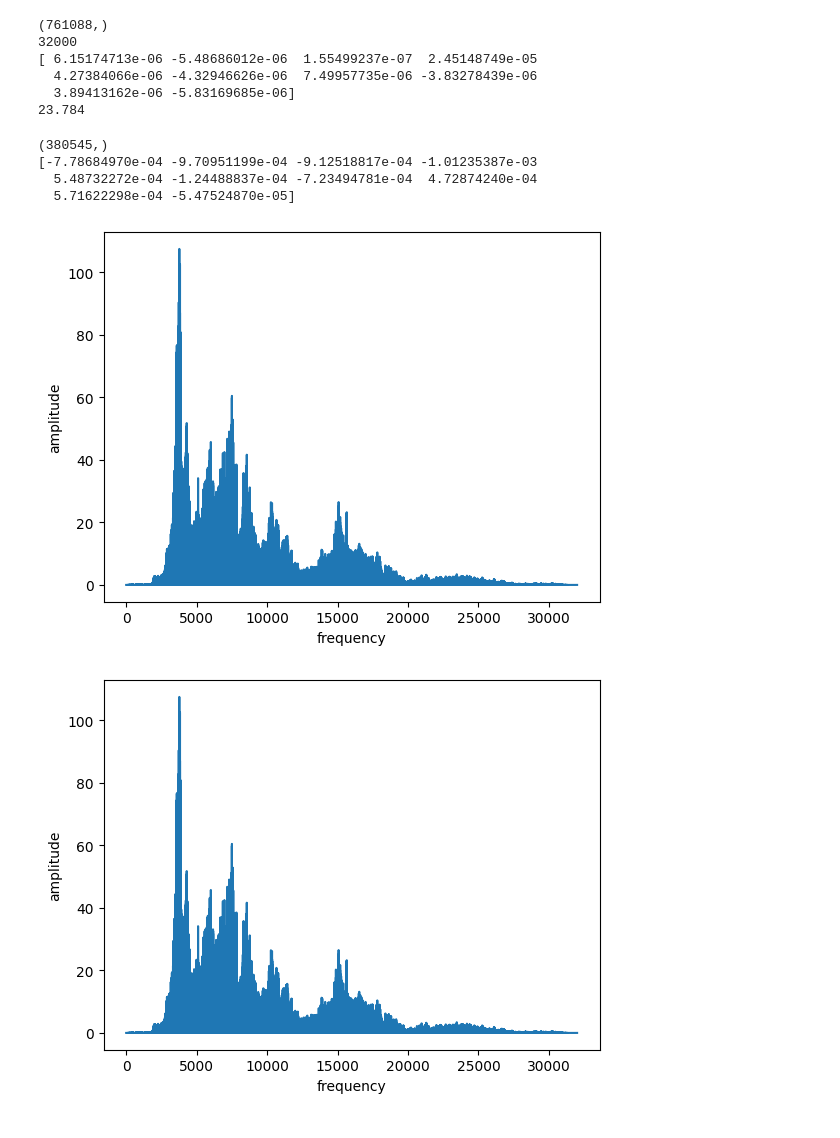
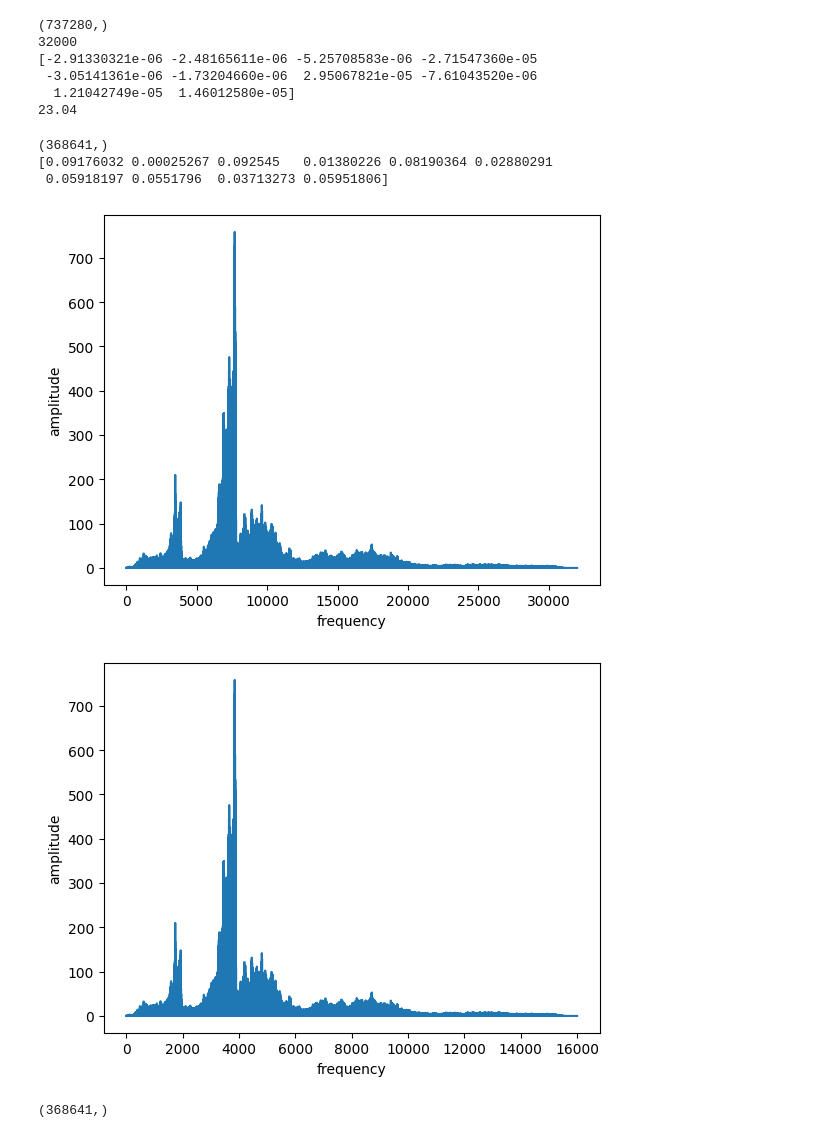
Before and after one commit to ryanmcgreevy/kaggle, a Jupyter notebook: birdclef26/explore.ipynb, the cells around one changed output. Saved outputs shown, nothing was run; the diff lists cells and outputs as text; code cells hidden in the pictures.

```diff
--- a/birdclef26/explore.ipynb
+++ b/birdclef26/explore.ipynb
@@ -5,27 +5,26 @@ import soundfile as sf
 import torch
 import torch.nn as nn
 
-data, samplerate = sf.read('data/train_audio/grekis/XC170448.ogg')
+data, samplerate = sf.read('data/train_audio/grekis/XC474863.ogg')
 print(data.shape)
 print(samplerate)
 print(data[:10])
 print(len(data)/samplerate)
 # %% [output]
-(761088,)
+(737280,)
 32000
-[ 6.15174713e-06 -5.48686012e-06  1.55499237e-07  2.45148749e-05
-  4.27384066e-06 -4.32946626e-06  7.49957735e-06 -3.83278439e-06
-  3.89413162e-06 -5.83169685e-06]
-23.784
+[-2.91330321e-06 -2.48165611e-06 -5.25708583e-06 -2.71547360e-05
+ -3.05141361e-06 -1.73204660e-06  2.95067821e-05 -7.61043520e-06
+  1.21042749e-05  1.46012580e-05]
+23.04
 # %%
 fourier = np.fft.rfft(data)
 print(fourier.shape)
 print(fourier.real[:10])
 # %% [output]
-(380545,)
-[-7.78684970e-04 -9.70951199e-04 -9.12518817e-04 -1.01235387e-03
-  5.48732272e-04 -1.24488837e-04 -7.23494781e-04  4.72874240e-04
-  5.71622298e-04 -5.47524870e-05]
+(368641,)
+[0.09176032 0.00025267 0.092545   0.01380226 0.08190364 0.02880291
+ 0.05918197 0.0551796  0.03713273 0.05951806]
 # %%
 import matplotlib.pyplot as plt
 
@@ -37,14 +36,16 @@ plt.xlabel('frequency')
 plt.ylabel('amplitude')
 plt.show()
 # %% [output]
-[figure, old version]
+[figure, new version]
 # %%
 # compute frequency associated
 # with coefficients
 freqs = np.fft.rfftfreq(len(data), d=1/samplerate)
-plt.plot(freqs*2, fourier_to_plot)
+plt.plot(freqs, fourier_to_plot)
 plt.xlabel('frequency')
 plt.ylabel('amplitude')
 plt.show()
+print(freqs.shape)
 # %% [output]
-[figure, old version]
+[figure, new version]
+(368641,)
```
Also changed, not shown: parts of 3 cells of this notebook, 1 other file.
